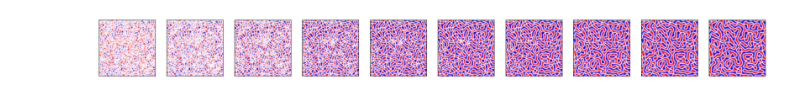
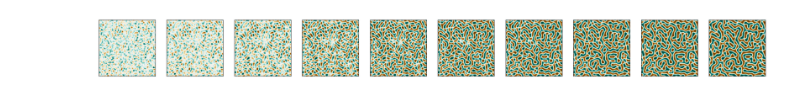
Before and after one commit to graps1/ELM-PDEs, a Jupyter notebook: ch2d/ch2d.ipynb, the cells around one changed output. Drawn from its saved outputs; the diff is of its cells as text; code cells hidden in the pictures.

```diff
--- a/ch2d/ch2d.ipynb
+++ b/ch2d/ch2d.ipynb
@@ -1,21 +1,28 @@
 # %%
 import torch
 import numpy as np
 import matplotlib.pyplot as plt
 import matplotlib
 import sys; sys.path.append("..")
 
 torch.set_grad_enabled(False)
+torch.set_default_device("cuda")
+torch.manual_seed(10)
+
+plt.rcParams.update({
+    "text.usetex": True,
+    "font.family": "serif",
+})
 
 dt_long = 0.5
 dt_short = 0.05
 
 d = torch.tensor(np.load("ch2d_long.npy"))
 n_plots = 10
 fig, ax = plt.subplots(1, n_plots, figsize=(30, 4))
 for k in range(n_plots):
-    ax[k].imshow(d[k*d.shape[0]//n_plots,:,:].numpy(), cmap="bwr")
+    ax[k].imshow(d[k*d.shape[0]//n_plots,:,:].cpu().numpy(), cmap="BrBG")
     ax[k].set_xticks([])
     ax[k].set_yticks([])
 # %% [output]
-[figure, old version]
+[figure, new version]
```
Also changed, not shown: parts of 5 cells of this notebook, 19 other files.
